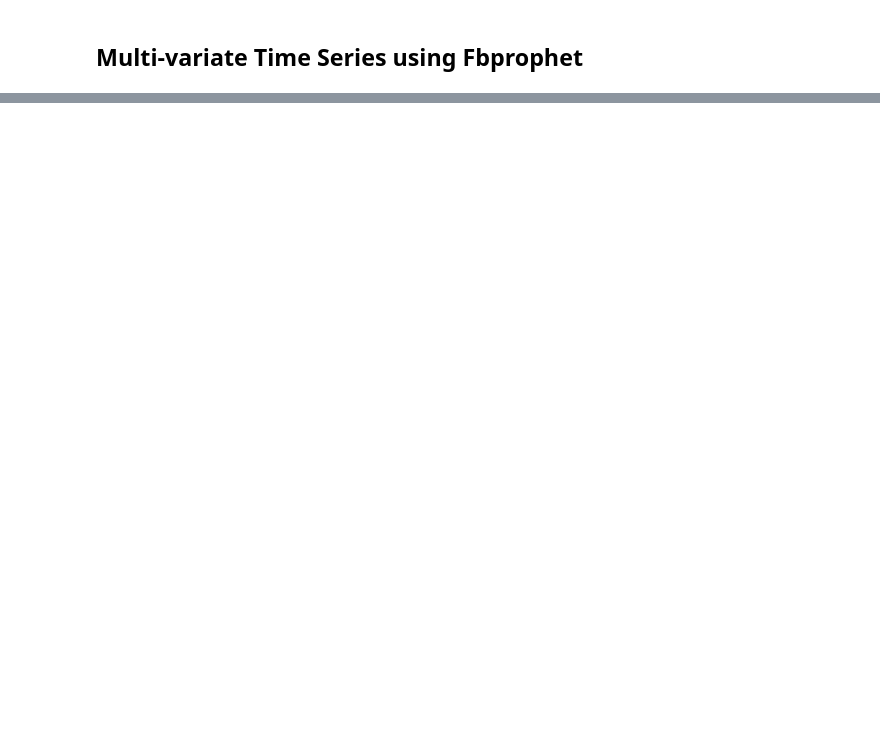
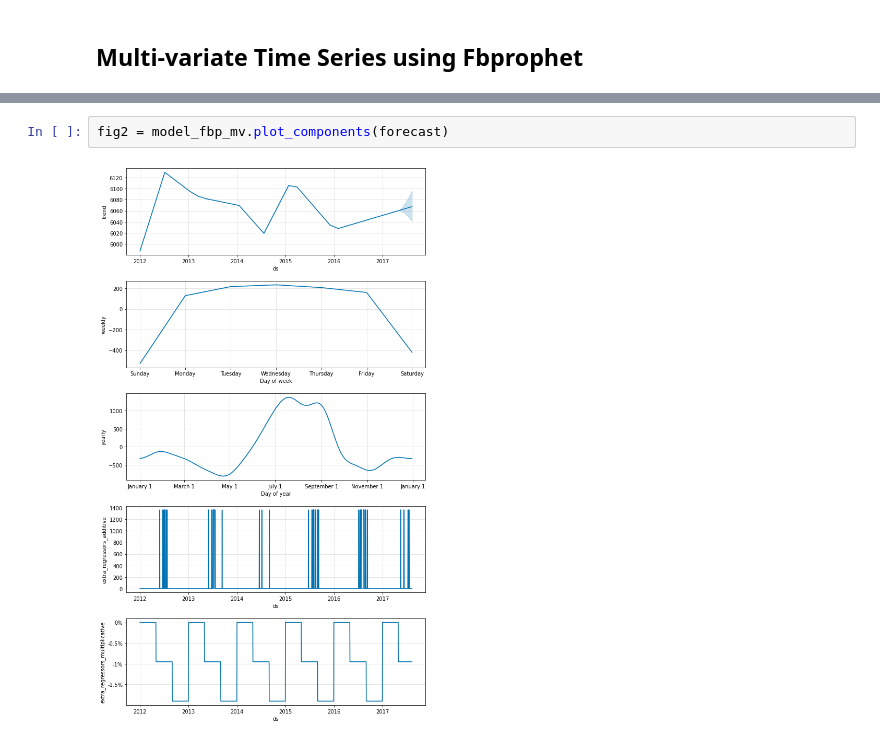
Before and after one commit to shelly2904/DATA_SCIENCE, a Jupyter notebook: Time Series/Time_Series_Algorithms.ipynb, the cells around one changed output, grey strips where cells are left out. Saved outputs shown, nothing was run; the diff lists cells and outputs as text; blank space fills up the shorter version.

```diff
--- a/Time Series/Time_Series_Algorithms.ipynb
+++ b/Time Series/Time_Series_Algorithms.ipynb
@@ -404,0 +506,4 @@ df_p
+# %%
+fig2 = model_fbp_mv.plot_components(forecast)
+# %% [output]
+[figure, added]
```
Also changed, not shown: parts of 31 cells of this notebook, 1 other file.
